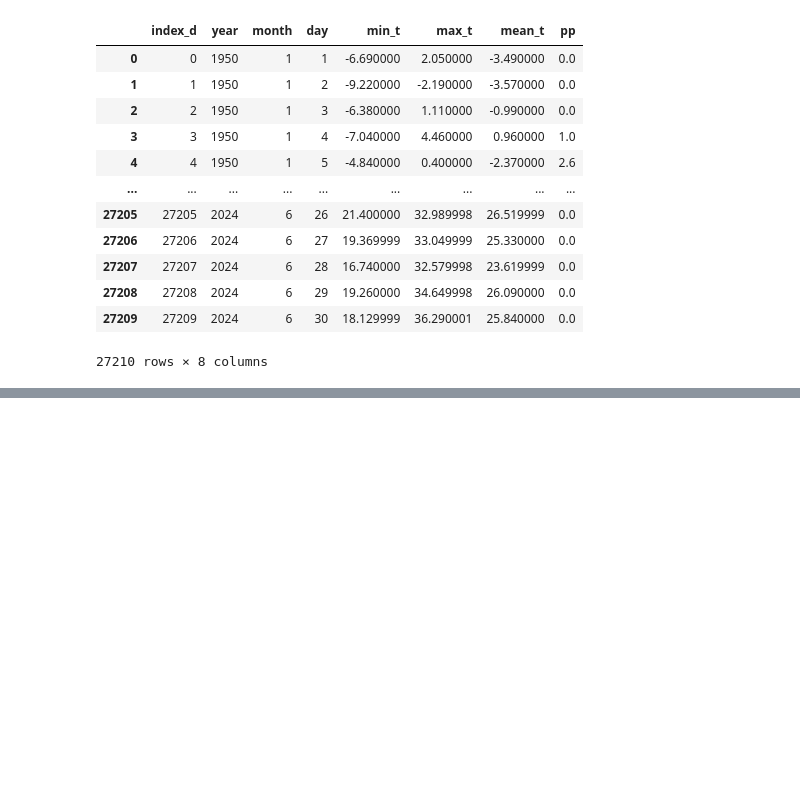
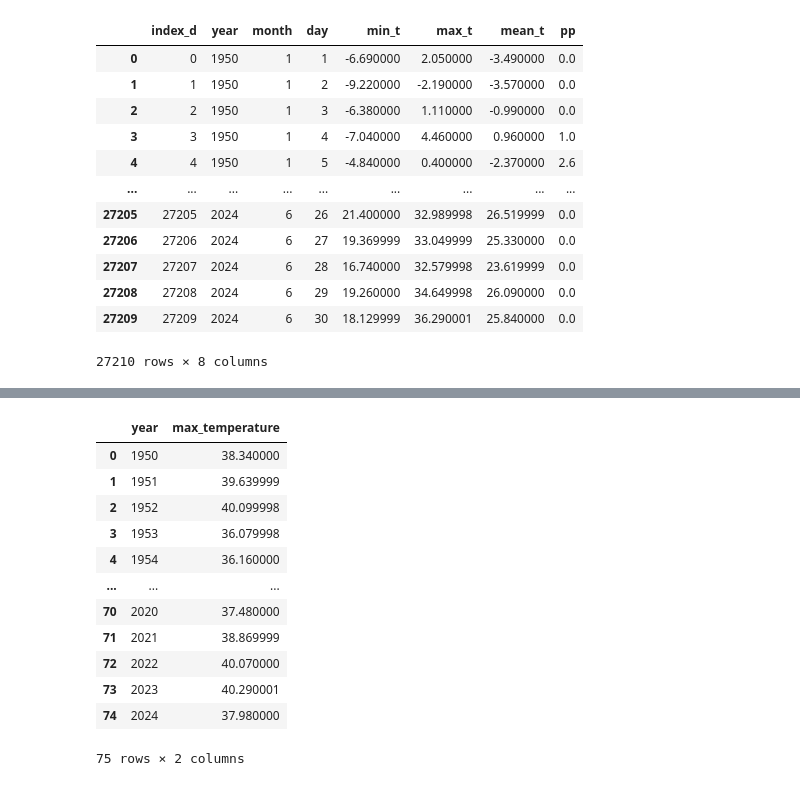
Before and after one commit to paunstefan/europe_weather_data, a Jupyter notebook: notebook.ipynb, the cells around one changed output, grey strips where cells are left out. Drawn from its saved outputs; the diff is of its cells as text; code cells hidden in the pictures; blank space fills up the shorter version.

```diff
--- a/notebook.ipynb
+++ b/notebook.ipynb
@@ -38,0 +62,17 @@ weather_df
+# %%
+year_max_temp_df = weather_df.groupby("year", as_index=False).agg(max_temperature=("max_t", "max"))
+year_max_temp_df
+# %% [output]
+|  | year | max_temperature |
+| 0 | 1950 | 38.340000 |
+| 1 | 1951 | 39.639999 |
+| 2 | 1952 | 40.099998 |
+| 3 | 1953 | 36.079998 |
+| 4 | 1954 | 36.160000 |
+| ... | ... | ... |
+| 70 | 2020 | 37.480000 |
+| 71 | 2021 | 38.869999 |
+| 72 | 2022 | 40.070000 |
+| 73 | 2023 | 40.290001 |
+| 74 | 2024 | 37.980000 |
+75 rows × 2 columns
```
Also changed, not shown: parts of 4 cells of this notebook, 2 other files.
